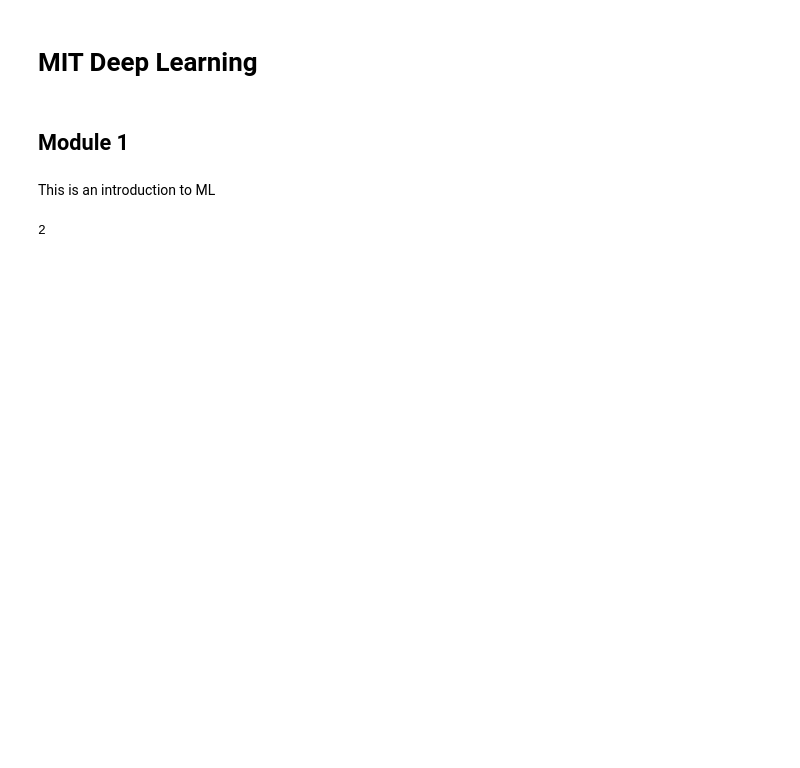
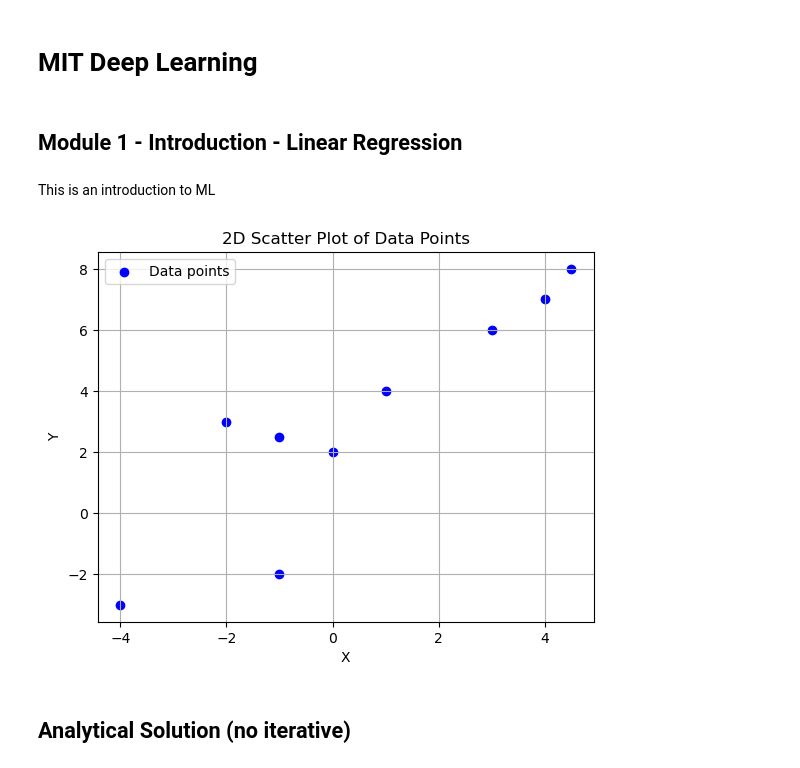
Before and after one commit to abrange/mit-deeplearning, a Jupyter notebook: MIT-DL-Mod1.ipynb, the cells around one changed output. Drawn from its saved outputs; the diff is of its cells as text; code cells hidden in the pictures; blank space fills up the shorter version.

Commit message:
calculate theta and theta zero using analytical and iterative method (linea regresion)

```diff
--- a/MIT-DL-Mod1.ipynb
+++ b/MIT-DL-Mod1.ipynb
@@ -3,10 +3,30 @@
 # %% [markdown]
 # MIT Deep Learning
 # %% [markdown]
-## Module 1
+## Module 1 - Introduction - Linear Regression
 # %% [markdown]
 This is an introduction to ML
 # %%
-1+1
+dataset_x_y = [(1, 4),(-2, 3), (3, 6),(4.5, 8), (0, 2), (-4, -3),(-1, -2), (4, 7), (-1, 2.5)]
-# %% [output]
-2
+# %%
+import matplotlib.pyplot as plt
+
+x = [p[0] for p in dataset_x_y]
+y = [p[1] for p in dataset_x_y]
+
+# Create scatter plot
+plt.scatter(x, y, color='blue', label='Data points')
+
+# Add labels and title
+plt.xlabel('X')
+plt.ylabel('Y')
+plt.title('2D Scatter Plot of Data Points')
+
+# Optional: add grid and legend
+plt.grid(True)
+plt.legend()
+
+# Display the plot
+plt.show()
+# %% [output]
+[figure, added]
@@ -12,0 +37,2 @@ This is an introduction to ML
+# %% [markdown]
+## Analytical Solution (no iterative)
```
Also changed, not shown: parts of 21 cells of this notebook.
